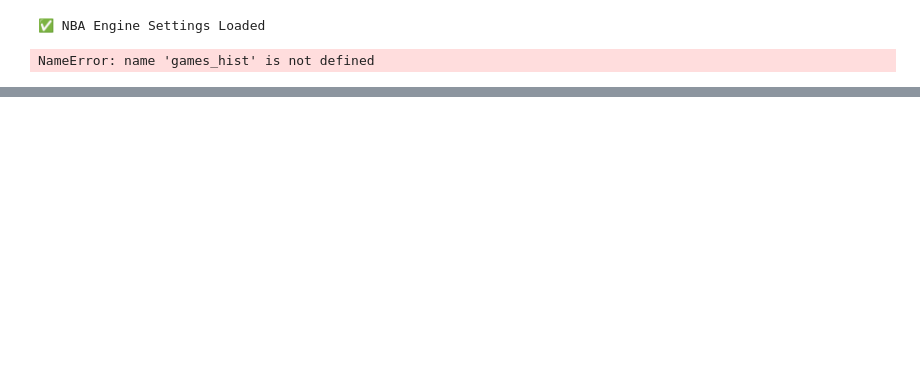
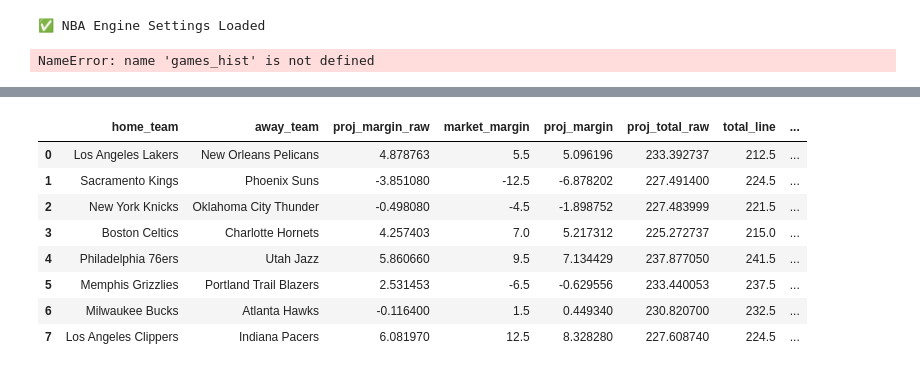
Before and after one commit to dchav12/New-stable-, a Jupyter notebook: NBA_STABLE.ipynb, the cells around one changed output, grey strips where cells are left out. Drawn from its saved outputs; the diff is of its cells as text; code cells hidden in the pictures; blank space fills up the shorter version.

```diff
--- a/NBA_STABLE.ipynb
+++ b/NBA_STABLE.ipynb
@@ -14902,0 +15924,71 @@ Saved: nba_top10_win_priority_ev.csv, nba_discord_top10.txt
+# %%
+# =========================
+# VEGAS ANCHOR PATCH (DROP-IN)
+# Put this cell RIGHT AFTER you compute:
+#   proj_margin, proj_total
+# And BEFORE you compute probabilities/edges/kelly.
+# =========================
+
+import numpy as np
+import pandas as pd
+from math import erf, sqrt
+
+g = games_df.copy()
+
+# ---- safety: ensure needed cols exist ----
+req = ["proj_margin", "proj_total", "home_spread", "total_line"]
+missing = [c for c in req if c not in g.columns]
+if missing:
+    raise RuntimeError(f"VEGAS ANCHOR PATCH: missing columns: {missing}")
+
+# ---- tunables (safe defaults) ----
+ANCHOR_MARGIN_W = 0.35   # how much to trust market spread for margin
+ANCHOR_TOTAL_W  = 0.40   # how much to trust market total for total
+MARGIN_SD = 14.2         # realistic NBA spread SD
+TOTAL_SD  = 18.5         # realistic NBA total SD
+PROB_MIN, PROB_MAX = 0.20, 0.75  # cap extremes to prevent overconfidence
+
+def _norm_cdf(z: float) -> float:
+    return 0.5 * (1.0 + erf(z / sqrt(2.0)))
+
+def _cap_prob(p: float) -> float:
+    if pd.isna(p):
+        return np.nan
+    return float(min(PROB_MAX, max(PROB_MIN, p)))
+
+# ---- coerce market lines ----
+g["home_spread"] = pd.to_numeric(g["home_spread"], errors="coerce")
+g["total_line"]  = pd.to_numeric(g["total_line"], errors="coerce")
+
+# ---- interpret market spread into "market implied margin" ----
+# Your proj_margin is HOME - AWAY.
+# If home_spread is negative (home favored -7), market implies +7 margin for home.
+# So market_margin = -home_spread
+g["market_margin"] = -g["home_spread"]
+
+# ---- anchor projections to market ----
+g["proj_margin_raw"] = g["proj_margin"]
+g["proj_total_raw"]  = g["proj_total"]
+
+g["proj_margin"] = (1.0 - ANCHOR_MARGIN_W) * g["proj_margin_raw"] + ANCHOR_MARGIN_W * g["market_margin"]
+g["proj_total"]  = (1.0 - ANCHOR_TOTAL_W)  * g["proj_total_raw"]  + ANCHOR_TOTAL_W  * g["total_line"]
+
+# ---- recompute probabilities using anchored projections ----
+# Spread: probability HOME covers its spread
+z_spread = (g["proj_margin"] - g["home_spread"]) / float(MARGIN_SD)
+g["home_cover_prob"] = z_spread.apply(_norm_cdf).astype(float).apply(_cap_prob)
+
+# Total: probability OVER
+z_total = (g["proj_total"] - g["total_line"]) / float(TOTAL_SD)
+g["over_prob"] = z_total.apply(_norm_cdf).astype(float).apply(_cap_prob)
+
+# ---- push back into games_df for downstream cells ----
+# (keeps everything else in your notebook working)
+games_df = g
+
+print("✔ Vegas anchoring applied")
+print(f"ANCHOR_MARGIN_W={ANCHOR_MARGIN_W} | ANCHOR_TOTAL_W={ANCHOR_TOTAL_W}")
+print(f"MARGIN_SD={MARGIN_SD} | TOTAL_SD={TOTAL_SD} | PROB CAP [{PROB_MIN},{PROB_MAX}]")
+display(games_df[["home_team","away_team","proj_margin_raw","market_margin","proj_margin",
+                  "proj_total_raw","total_line","proj_total","home_cover_prob","over_prob"]].head(12))
+# %% [output]
@@ -14902,0 +15998,9 @@ Saved: nba_top10_win_priority_ev.csv, nba_discord_top10.txt
+|  | home_team | away_team | proj_margin_raw | market_margin | proj_margin | proj_total_raw | total_line | ... |
+| 0 | Los Angeles Lakers | New Orleans Pelicans | 4.878763 | 5.5 | 5.096196 | 233.392737 | 212.5 | ... |
+| 1 | Sacramento Kings | Phoenix Suns | -3.851080 | -12.5 | -6.878202 | 227.491400 | 224.5 | ... |
+| 2 | New York Knicks | Oklahoma City Thunder | -0.498080 | -4.5 | -1.898752 | 227.483999 | 221.5 | ... |
+| 3 | Boston Celtics | Charlotte Hornets | 4.257403 | 7.0 | 5.217312 | 225.272737 | 215.0 | ... |
+| 4 | Philadelphia 76ers | Utah Jazz | 5.860660 | 9.5 | 7.134429 | 237.877050 | 241.5 | ... |
+| 5 | Memphis Grizzlies | Portland Trail Blazers | 2.531453 | -6.5 | -0.629556 | 233.440053 | 237.5 | ... |
+| 6 | Milwaukee Bucks | Atlanta Hawks | -0.116400 | 1.5 | 0.449340 | 230.820700 | 232.5 | ... |
+| 7 | Los Angeles Clippers | Indiana Pacers | 6.081970 | 12.5 | 8.328280 | 227.608740 | 224.5 | ... |
```
Also changed, not shown: parts of 78 cells of this notebook.
